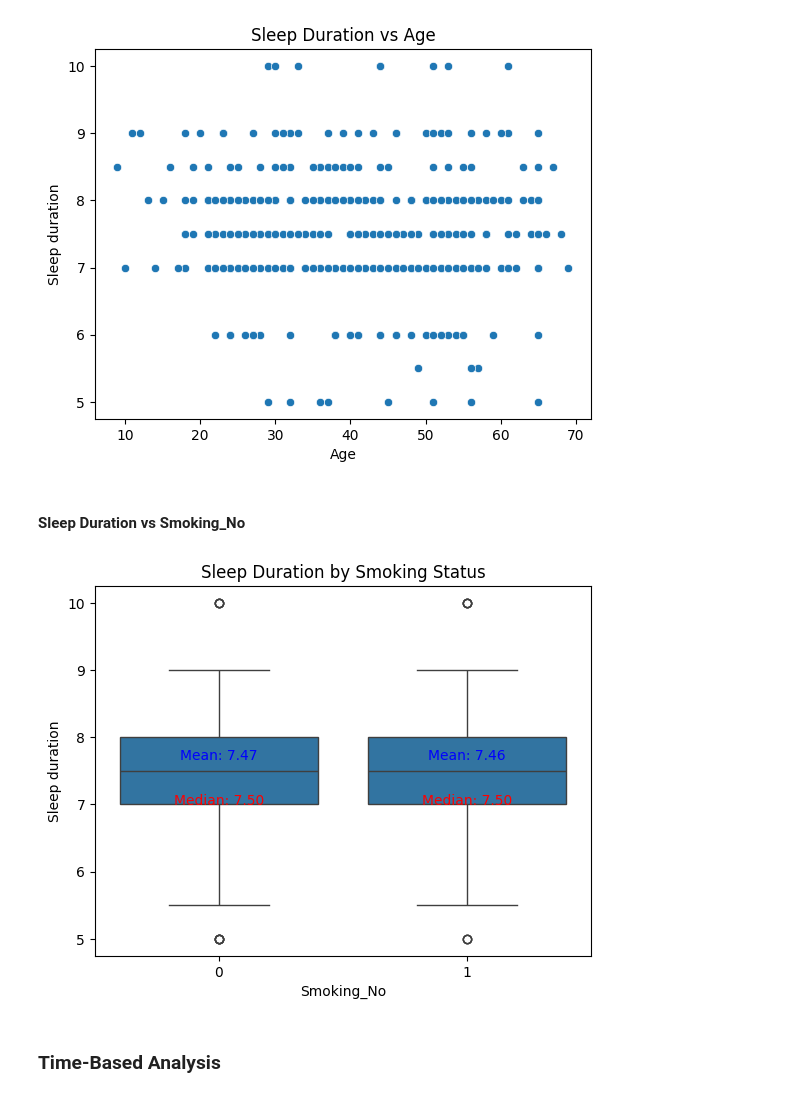
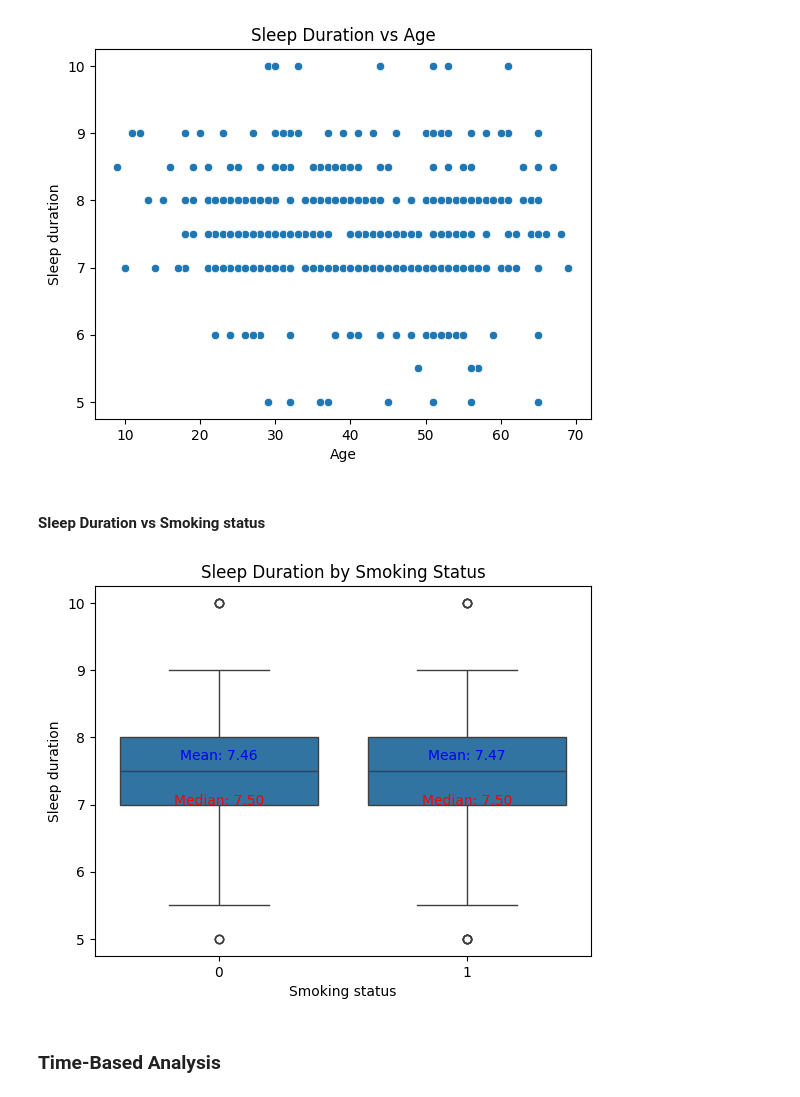
Before and after one commit to OldMarkie/Sleep-Efficiency-Data-Model, a Jupyter notebook: sleepEfficiencyModel.ipynb, the cells around one changed output. Saved outputs shown, nothing was run; the diff lists cells and outputs as text; code cells hidden in the pictures.

```diff
--- a/sleepEfficiencyModel.ipynb
+++ b/sleepEfficiencyModel.ipynb
@@ -236,4 +236,3 @@ instanceNullAfter
 # %%
-slpEf_df = pd.get_dummies(slpEf_df, columns=['Smoking status'], prefix='Smoking')
-slpEf_df.head(5)
+slpEf_df['Smoking status'].head(5)
 # %% [output]
@@ -246,6 +245,2 @@ slpEf_df.head(5)
 # %% [markdown]
 Convert the Boolean True and Boolean False to Integer
-# %%
-slpEf_df['Smoking_No'] = slpEf_df['Smoking_No'].astype(int)
-slpEf_df['Smoking_Yes'] = slpEf_df['Smoking_Yes'].astype(int)
-slpEf_df.head(5)
@@ -258,0 +247,3 @@ slpEf_df.head(5)
+# %%
+slpEf_df['Smoking status'] = slpEf_df['Smoking status'].map({'Yes': 1, 'No': 0})
+print(slpEf_df['Smoking status'].head())
@@ -377,21 +374,21 @@ plt.show()
 # %% [output]
 [figure]
 # %% [markdown]
-#### Sleep Duration vs Smoking_No
+#### Sleep Duration vs Smoking status
 # %%
-sns.boxplot(x='Smoking_No', y='Sleep duration', data=slpEf_df)
+sns.boxplot(x='Smoking status', y='Sleep duration', data=slpEf_df)
 plt.title('Sleep Duration by Smoking Status')
 
-mean_values = slpEf_df.groupby('Smoking_No')['Sleep duration'].mean()
-median_values = slpEf_df.groupby('Smoking_No')['Sleep duration'].median()
+mean_values = slpEf_df.groupby('Smoking status')['Sleep duration'].mean()
+median_values = slpEf_df.groupby('Smoking status')['Sleep duration'].median()
 
 for i, status in enumerate(mean_values.index):
     plt.text(i, mean_values[status] + 0.2, f'Mean: {mean_values[status]:.2f}', color='blue', ha='center')
     plt.text(i, median_values[status] - 0.5, f'Median: {median_values[status]:.2f}', color='red', ha='center')
 
 plt.show()
 # %% [output]
-[figure, old version]
+[figure, new version]
 # %% [markdown]
 ### Time-Based Analysis
 # %%
```
Also changed, not shown: parts of 36 cells of this notebook.
